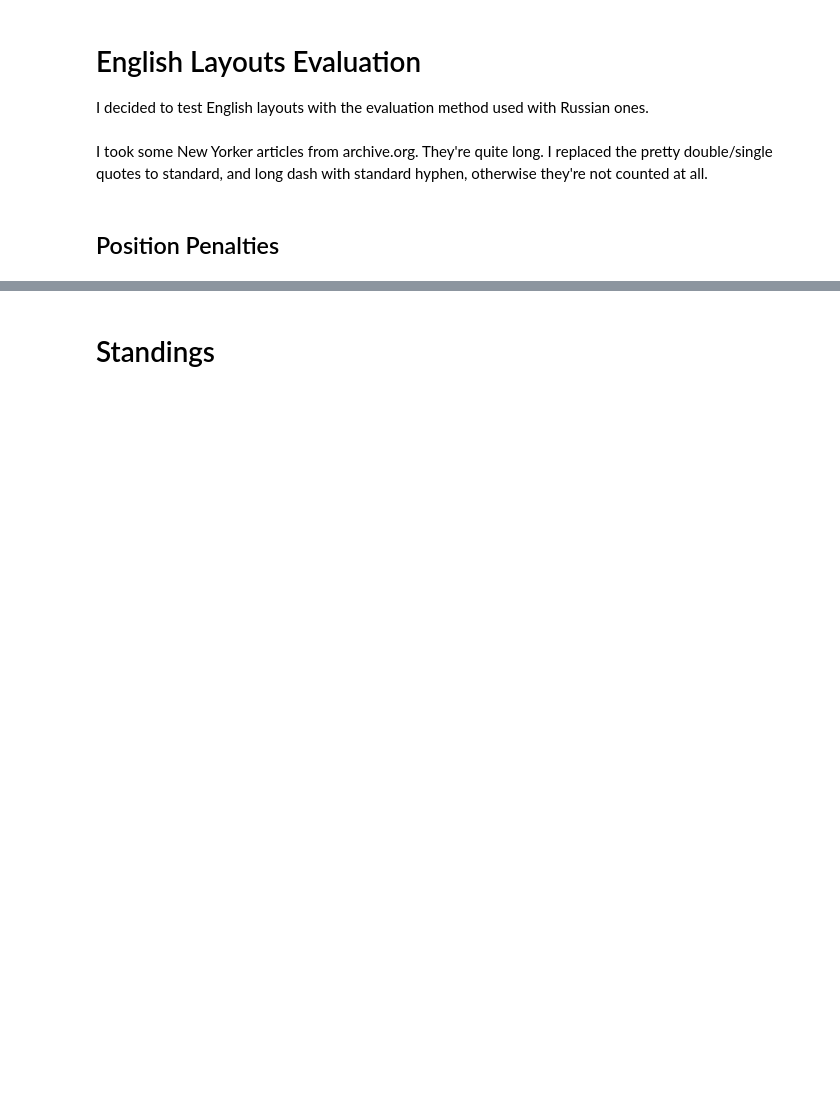
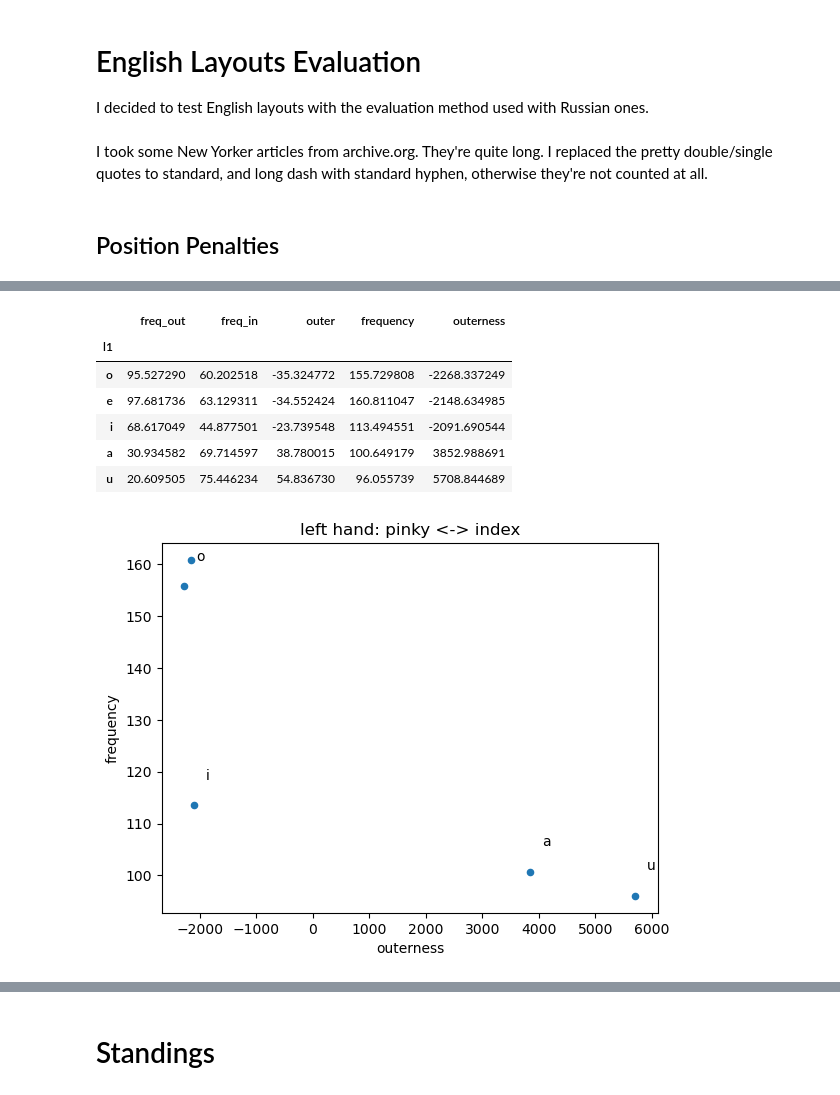
Before and after one commit to culebron/rus-layout-opt, a Jupyter notebook: English Layouts.ipynb, the cells around one changed output, grey strips where cells are left out. Drawn from its saved outputs; the diff is of its cells as text; code cells hidden in the pictures; blank space fills up the shorter version.

```diff
--- a/English Layouts.ipynb
+++ b/English Layouts.ipynb
@@ -17,0 +38,11 @@ ENG = Corpus.from_path('english.txt')
+# %%
+ENG.display_outerness("(t1 == 'v') & (t2 == 'v')", True)
+# %% [output]
+|  | freq_out | freq_in | outer | frequency | outerness |
+| l1 |  |  |  |  |  |
+| o | 95.527290 | 60.202518 | -35.324772 | 155.729808 | -2268.337249 |
+| e | 97.681736 | 63.129311 | -34.552424 | 160.811047 | -2148.634985 |
+| i | 68.617049 | 44.877501 | -23.739548 | 113.494551 | -2091.690544 |
+| a | 30.934582 | 69.714597 | 38.780015 | 100.649179 | 3852.988691 |
+| u | 20.609505 | 75.446234 | 54.836730 | 96.055739 | 5708.844689 |
+[figure, added]
```
Also changed, not shown: parts of 10 cells of this notebook, 1 other file.
